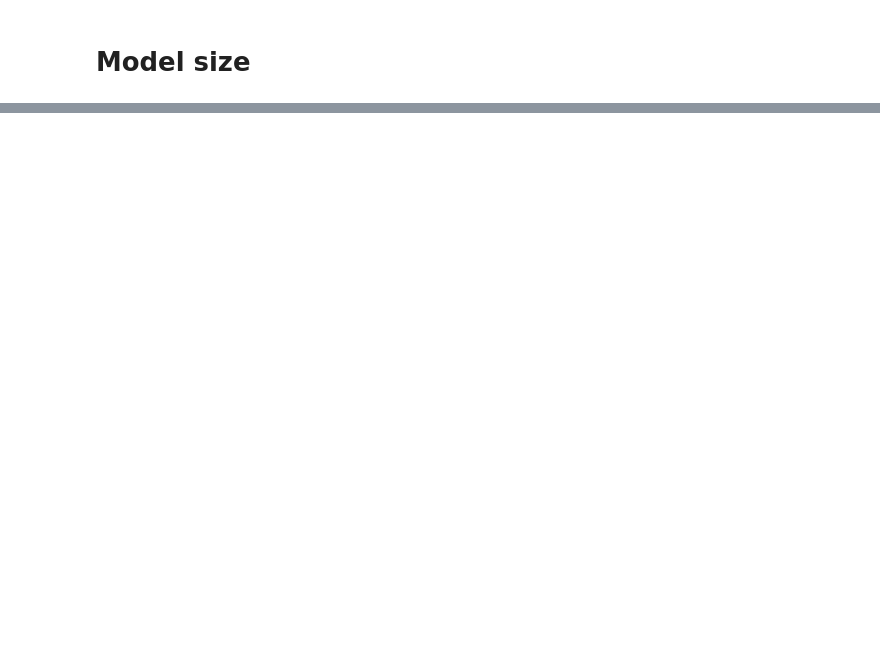
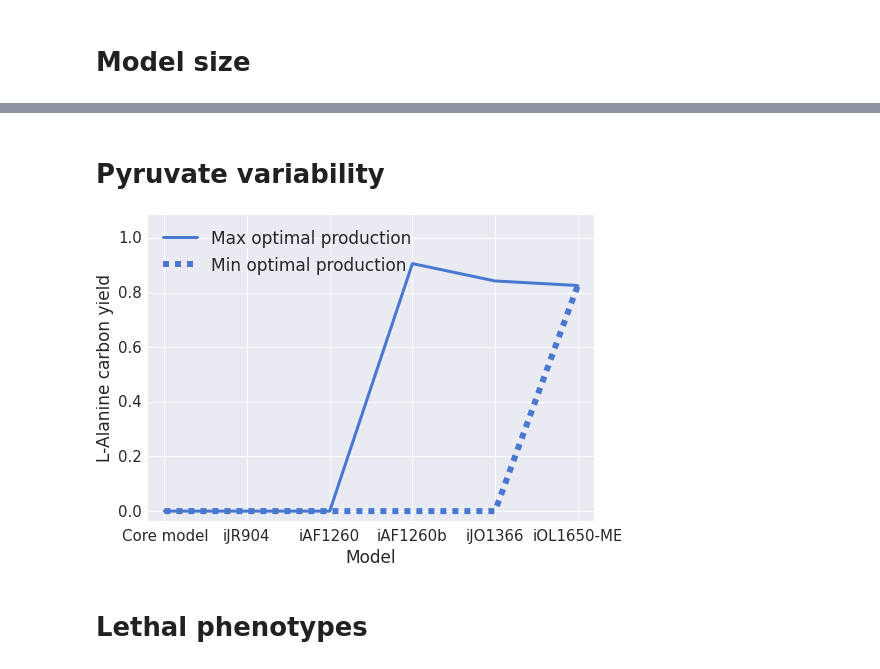
Before and after one commit to zakandrewking/hindsight, a Jupyter notebook: notebooks/figures.ipynb, the cells around one changed output, grey strips where cells are left out. Cells and saved outputs as stored; diff of their text form; code cells hidden in the pictures; blank space fills up the shorter version.

```diff
--- a/notebooks/figures.ipynb
+++ b/notebooks/figures.ipynb
@@ -768,0 +881,13 @@ plt.savefig('/Users/zaking/lab/hindsight/figs/model-size.pdf')
+# %% [markdown]
+# Pyruvate variability
+# %%
+model_comp = get_model_comparison(all_sims_no_wildtype, 'Zhang2007-fu_2', plot_yield=True)
+# %%
+fig, axis = plt.subplots()
+plot_model_comparison(axis, model_comp)
+axis.set_ylabel('L-Alanine carbon yield')
+fig.savefig('/Users/zaking/lab/hindsight/figs/model-variability.pdf')
+# %% [output]
+[figure, added]
+# %% [markdown]
+# Lethal phenotypes
```
Also changed, not shown: parts of 32 cells of this notebook, 17 other files.
